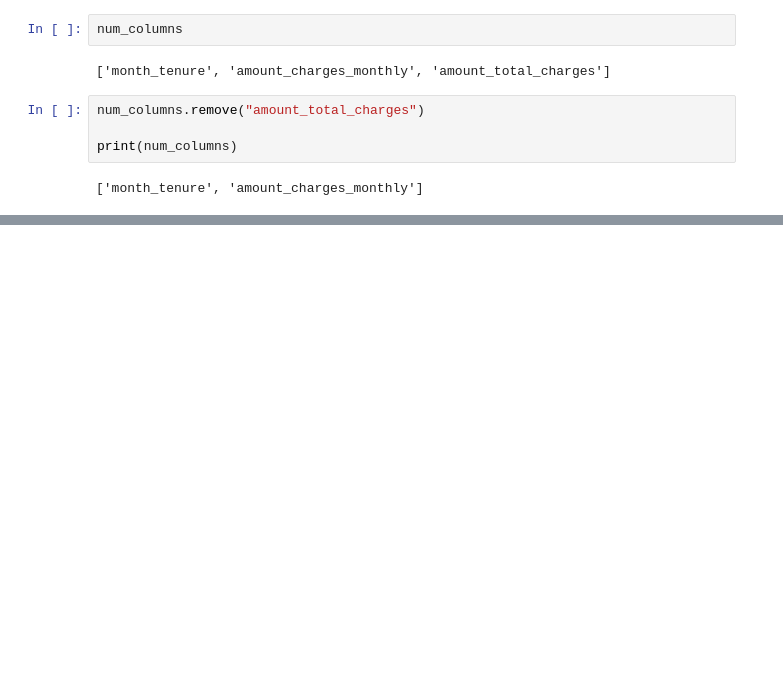
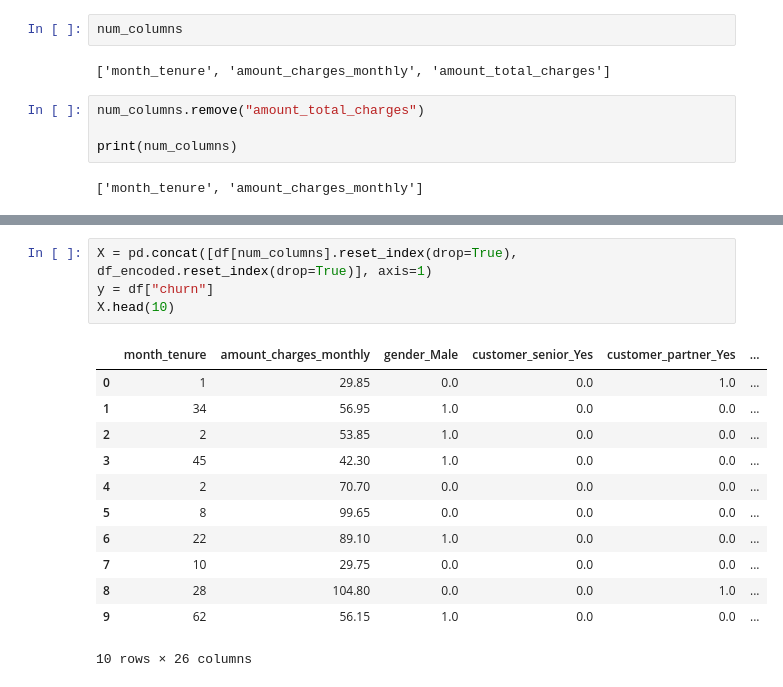
Before and after one commit to n-pizzetta/churn_prediction, a Jupyter notebook: notebooks/sigurd.ipynb, the cells around one changed output, grey strips where cells are left out. Drawn from its saved outputs; the diff is of its cells as text; blank space fills up the shorter version.

```diff
--- a/notebooks/sigurd.ipynb
+++ b/notebooks/sigurd.ipynb
@@ -308,0 +319,17 @@ df_scaled
+# %%
+X = pd.concat([df[num_columns].reset_index(drop=True), df_encoded.reset_index(drop=True)], axis=1)
+y = df["churn"]
+X.head(10)
+# %% [output]
+|  | month_tenure | amount_charges_monthly | gender_Male | customer_senior_Yes | customer_partner_Yes | ... |
+| 0 | 1 | 29.85 | 0.0 | 0.0 | 1.0 | ... |
+| 1 | 34 | 56.95 | 1.0 | 0.0 | 0.0 | ... |
+| 2 | 2 | 53.85 | 1.0 | 0.0 | 0.0 | ... |
+| 3 | 45 | 42.30 | 1.0 | 0.0 | 0.0 | ... |
+| 4 | 2 | 70.70 | 0.0 | 0.0 | 0.0 | ... |
+| 5 | 8 | 99.65 | 0.0 | 0.0 | 0.0 | ... |
+| 6 | 22 | 89.10 | 1.0 | 0.0 | 0.0 | ... |
+| 7 | 10 | 29.75 | 0.0 | 0.0 | 0.0 | ... |
+| 8 | 28 | 104.80 | 0.0 | 0.0 | 1.0 | ... |
+| 9 | 62 | 56.15 | 1.0 | 0.0 | 0.0 | ... |
+10 rows × 26 columns
```
Also changed, not shown: parts of 12 cells of this notebook.
